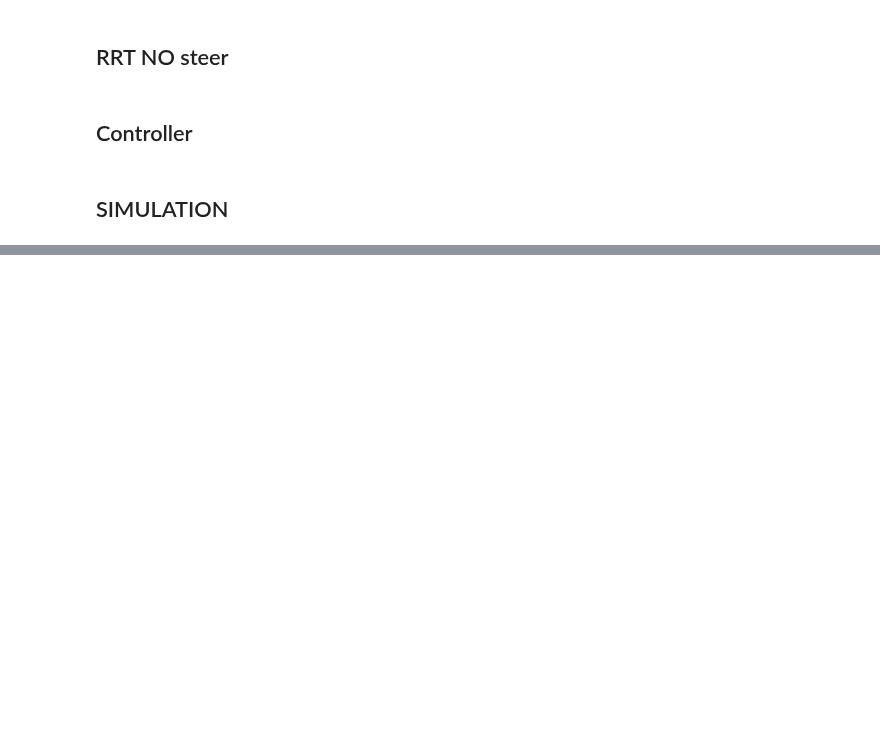
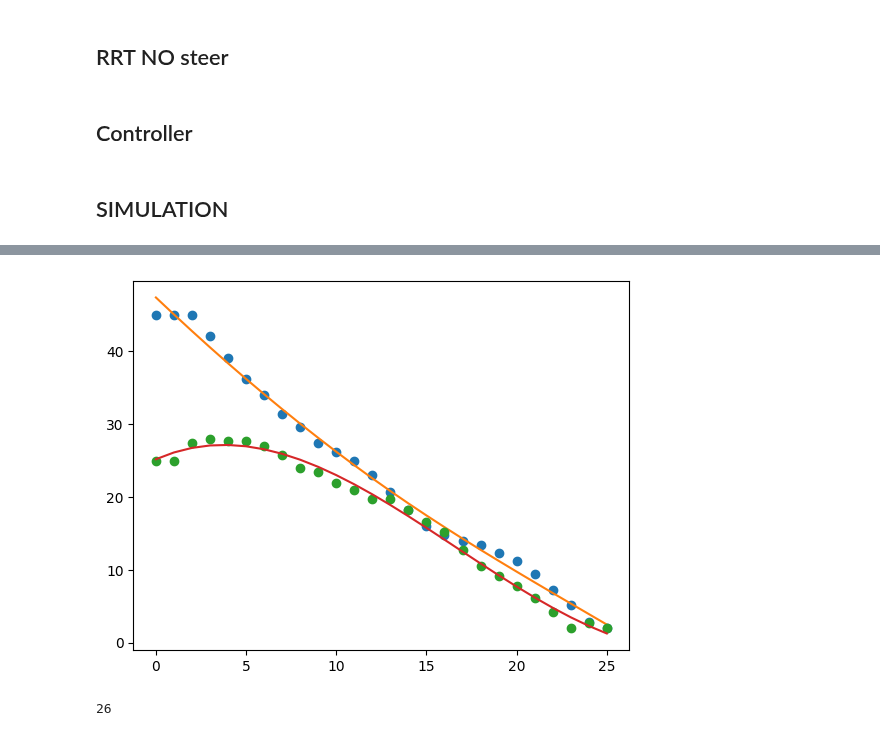
Before and after one commit to difra100/AMR_Testings, a Jupyter notebook: rrt_impl/test.ipynb, the cells around one changed output, grey strips where cells are left out. Drawn from its saved outputs; the diff is of its cells as text; code cells hidden in the pictures; blank space fills up the shorter version.

```diff
--- a/rrt_impl/test.ipynb
+++ b/rrt_impl/test.ipynb
@@ -839,0 +870,24 @@ rrt.Tree
+# %%
+path = rrt.tot_path
+x_coords = [node[0].x for node in path]
+y_coords = [node[0].y for node in path]
+
+time = np.arange(0, len(path), 1)
+
+
+fx = UnivariateSpline(time, x_coords, k=3)
+fy = UnivariateSpline(time, y_coords, k=3)
+
+xnew = fx(time)
+ynew = fy(time)
+
+plt.plot(time, x_coords, 'o', time, xnew, '-')
+plt.plot(time, y_coords, 'o', time, ynew, '-')
+
+plt.show()
+# %% [output]
+[figure, added]
+# %%
+len(path)
+# %% [output]
+26
```
Also changed, not shown: parts of 16 cells of this notebook, 1 other file.
